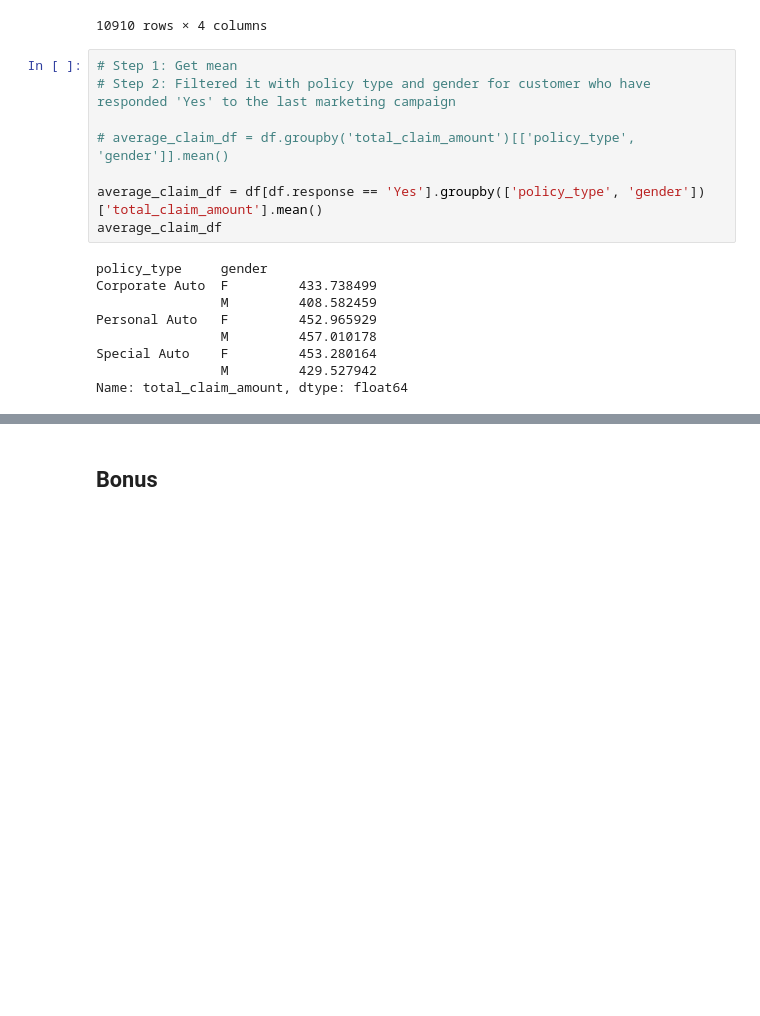
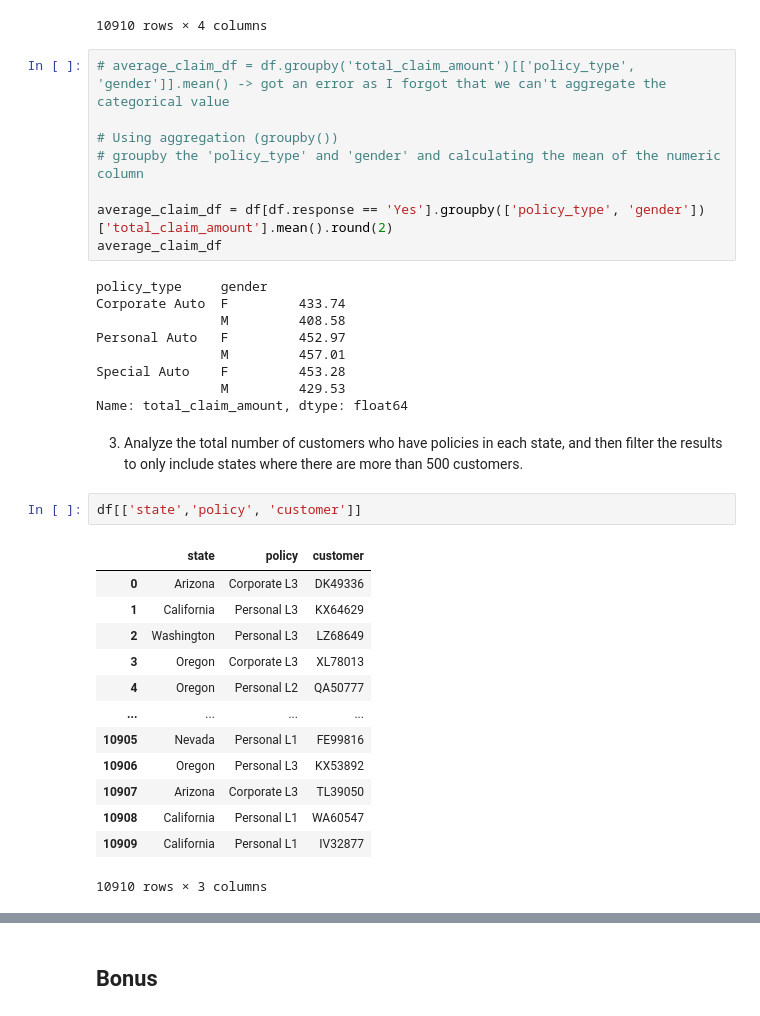
Before and after one commit to data-bootcamp-v4/lab-dw-data-aggregation-and-filtering, a Jupyter notebook: lab-dw-aggregating.ipynb, the cells around one changed output, grey strips where cells are left out. Cells and saved outputs as stored; diff of their text form; blank space fills up the shorter version.

```diff
--- a/lab-dw-aggregating.ipynb
+++ b/lab-dw-aggregating.ipynb
@@ -234,19 +235,37 @@ df[['total_claim_amount', 'policy_type', 'gender', 'response']].round(2)
 | 10909 | 1021.72 | Personal Auto | M | No |
 10910 rows × 4 columns
 # %%
-# Step 1: Get mean
-# Step 2: Filtered it with policy type and gender for customer who have responded 'Yes' to the last marketing campaign
+# average_claim_df = df.groupby('total_claim_amount')[['policy_type', 'gender']].mean() -> got an error as I forgot that we can't aggregate the categorical value
 
-# average_claim_df = df.groupby('total_claim_amount')[['policy_type', 'gender']].mean()
+# Using aggregation (groupby())
+# groupby the 'policy_type' and 'gender' and calculating the mean of the numeric column
 
-average_claim_df = df[df.response == 'Yes'].groupby(['policy_type', 'gender'])['total_claim_amount'].mean()
+average_claim_df = df[df.response == 'Yes'].groupby(['policy_type', 'gender'])['total_claim_amount'].mean().round(2)
 average_claim_df
 # %% [output]
 policy_type     gender
-Corporate Auto  F         433.738499
-                M         408.582459
-Personal Auto   F         452.965929
-                M         457.010178
-Special Auto    F         453.280164
-                M         429.527942
+Corporate Auto  F         433.74
+                M         408.58
+Personal Auto   F         452.97
+                M         457.01
+Special Auto    F         453.28
+                M         429.53
 Name: total_claim_amount, dtype: float64
+# %% [markdown]
+3. Analyze the total number of customers who have policies in each state, and then filter the results to only include states where there are more than 500 customers.
+# %%
+df[['state','policy', 'customer']]
+# %% [output]
+|  | state | policy | customer |
+| 0 | Arizona | Corporate L3 | DK49336 |
+| 1 | California | Personal L3 | KX64629 |
+| 2 | Washington | Personal L3 | LZ68649 |
+| 3 | Oregon | Corporate L3 | XL78013 |
+| 4 | Oregon | Personal L2 | QA50777 |
+| ... | ... | ... | ... |
+| 10905 | Nevada | Personal L1 | FE99816 |
+| 10906 | Oregon | Personal L3 | KX53892 |
+| 10907 | Arizona | Corporate L3 | TL39050 |
+| 10908 | California | Personal L1 | WA60547 |
+| 10909 | California | Personal L1 | IV32877 |
+10910 rows × 3 columns
```
Also changed, not shown: parts of 6 cells of this notebook.
